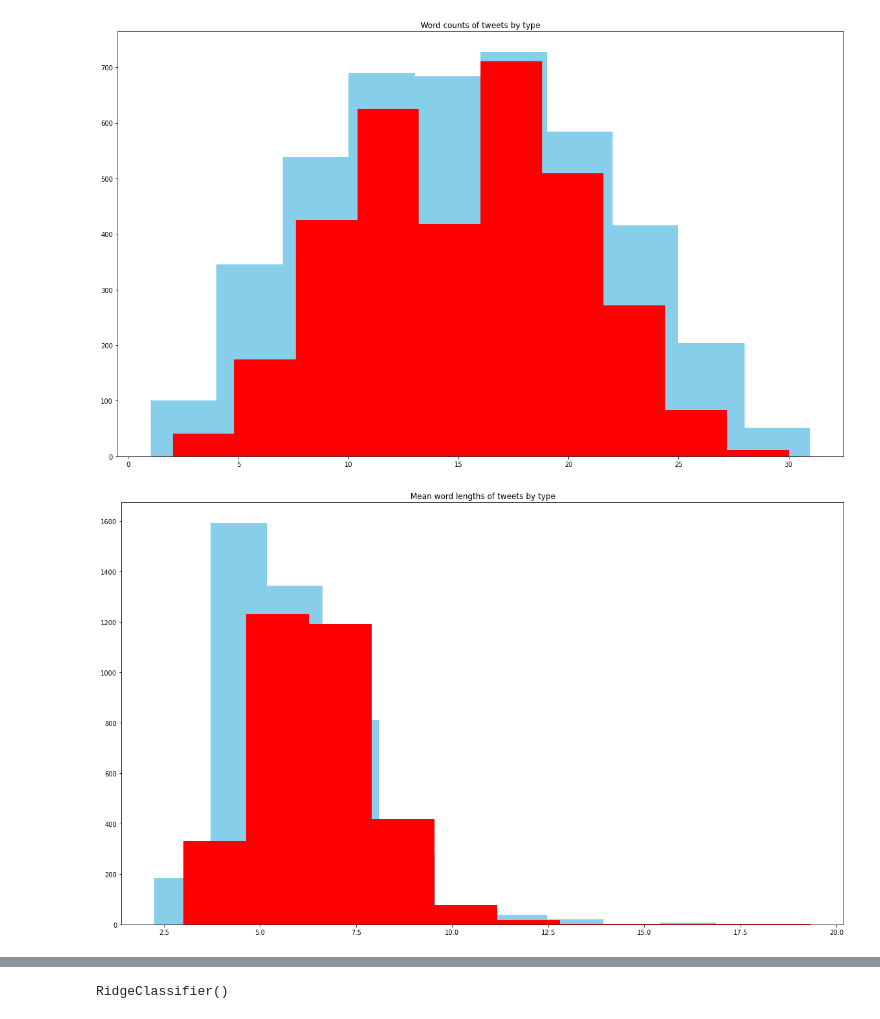
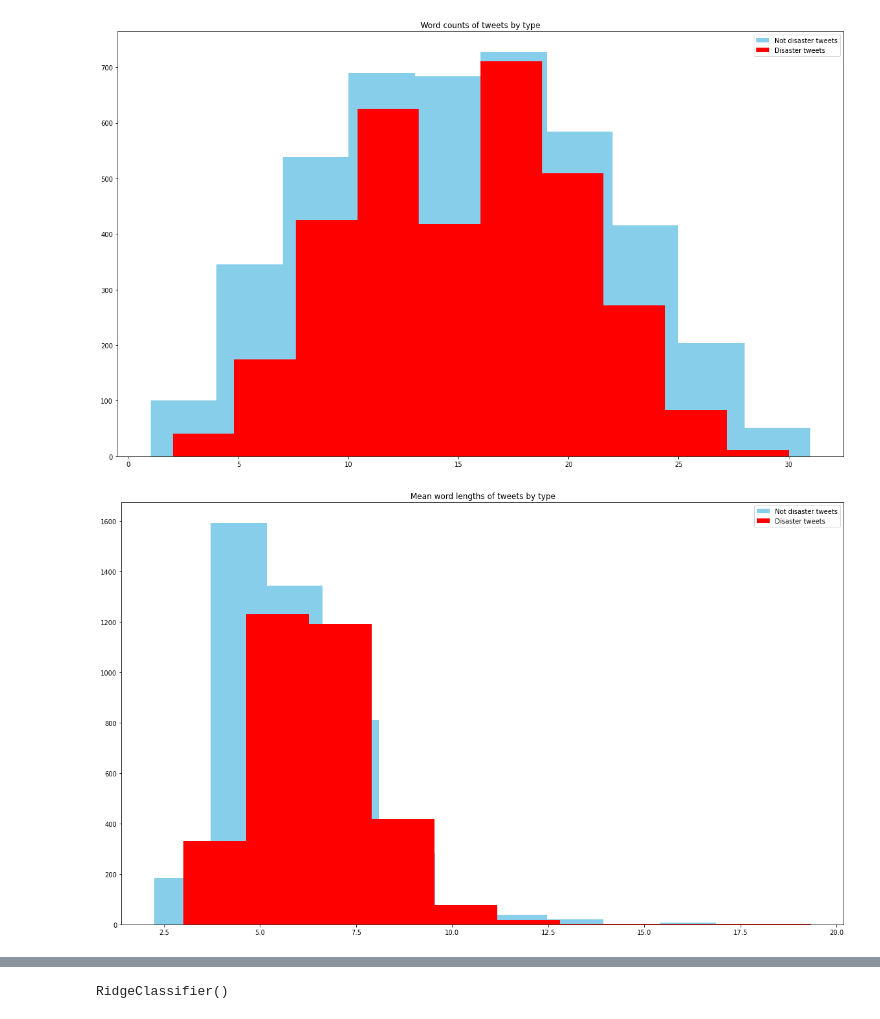
Before and after one commit to jselic/strojno-ucenje, a Jupyter notebook: DEMO.ipynb, the cells around one changed output, grey strips where cells are left out. Cells and saved outputs as stored; diff of their text form; code cells hidden in the pictures.

```diff
--- a/DEMO.ipynb
+++ b/DEMO.ipynb
@@ -14,3 +30,18 @@ test_df["mean_word_length"] = test_df["text"].apply(lambda x: np.mean([len(f) fo
+# %%
+train_df["mentions_count"] = train_df["text"].apply(lambda x: len([c for c in x if c=="@"]))
+test_df["mentions_count"] = test_df["text"].apply(lambda x: len([c for c in x if c=="@"]))
+train_df["hashtag_count"] = train_df["text"].apply(lambda x: len([c for c in x if c=="#"]))
+test_df["hashtag_count"] = test_df["text"].apply(lambda x: len([c for c in x if c=="#"]))
+train_df["exclamation_count"] = train_df["text"].apply(lambda x: len([c for c in x if c=="!"]))
+test_df["exclamation_count"] = test_df["text"].apply(lambda x: len([c for c in x if c=="!"]))
+train_df["word_count"] = train_df["text"].apply(lambda x: len(x.split()))
+test_df["word_count"] = test_df["text"].apply(lambda x: len(x.split()))
+train_df["character_count"] = train_df["text"].apply(lambda x: len(x))
+test_df["character_count"] = test_df["text"].apply(lambda x: len(x))
+train_df["mean_word_length"] = train_df["text"].apply(lambda x: np.mean([len(f) for f in x.split()]))
+test_df["mean_word_length"] = test_df["text"].apply(lambda x: np.mean([len(f) for f in x.split()]))
+train_df["has_link"] = train_df["text"].apply(lambda x: int(bool(re.search(r'https?',x))))
+test_df["has_link"] = test_df["text"].apply(lambda x: int(bool(re.search(r'https?',x))))
 # %%
 with pd.option_context('display.max_colwidth',100):
     display(train_df[train_df.target == 0].head())
@@ -35,16 +86,18 @@ Simple feature which shows average length of words and number of words in a twee
 # %%
 plt.figure(figsize=(20,12))
 plt.title("Word counts of tweets by type")
 plt.hist(train_df[train_df.target==0]["word_count"],color="skyblue",label="Not disaster tweets")
 plt.hist(train_df[train_df.target==1]["word_count"],color="red",label="Disaster tweets")
-plt.savefig("word_counts.png")
+plt.legend()
+plt.savefig("word_counts.png",bbox_inches='tight')
 # %% [output]
-[figure, old version]
+[figure, new version]
 # %%
 plt.figure(figsize=(20,12))
 plt.title("Mean word lengths of tweets by type")
 plt.hist(train_df[train_df.target==0]["mean_word_length"],color="skyblue",label="Not disaster tweets")
 plt.hist(train_df[train_df.target==1]["mean_word_length"],color="red",label="Disaster tweets")
-plt.savefig("word_lengths.png")
+plt.legend()
+plt.savefig("word_lengths.png",bbox_inches='tight')
 # %% [output]
-[figure, old version]
+[figure, new version]
```
Also changed, not shown: parts of 92 cells of this notebook.
